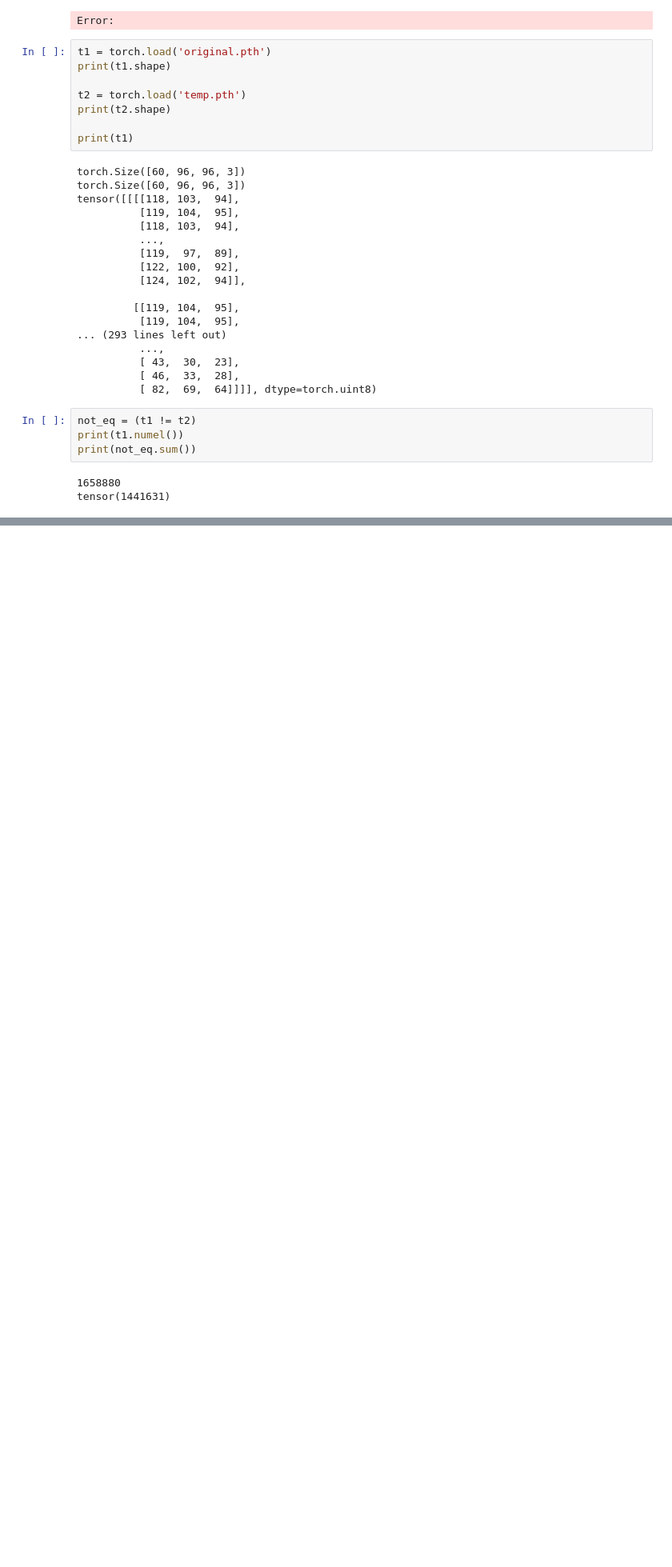
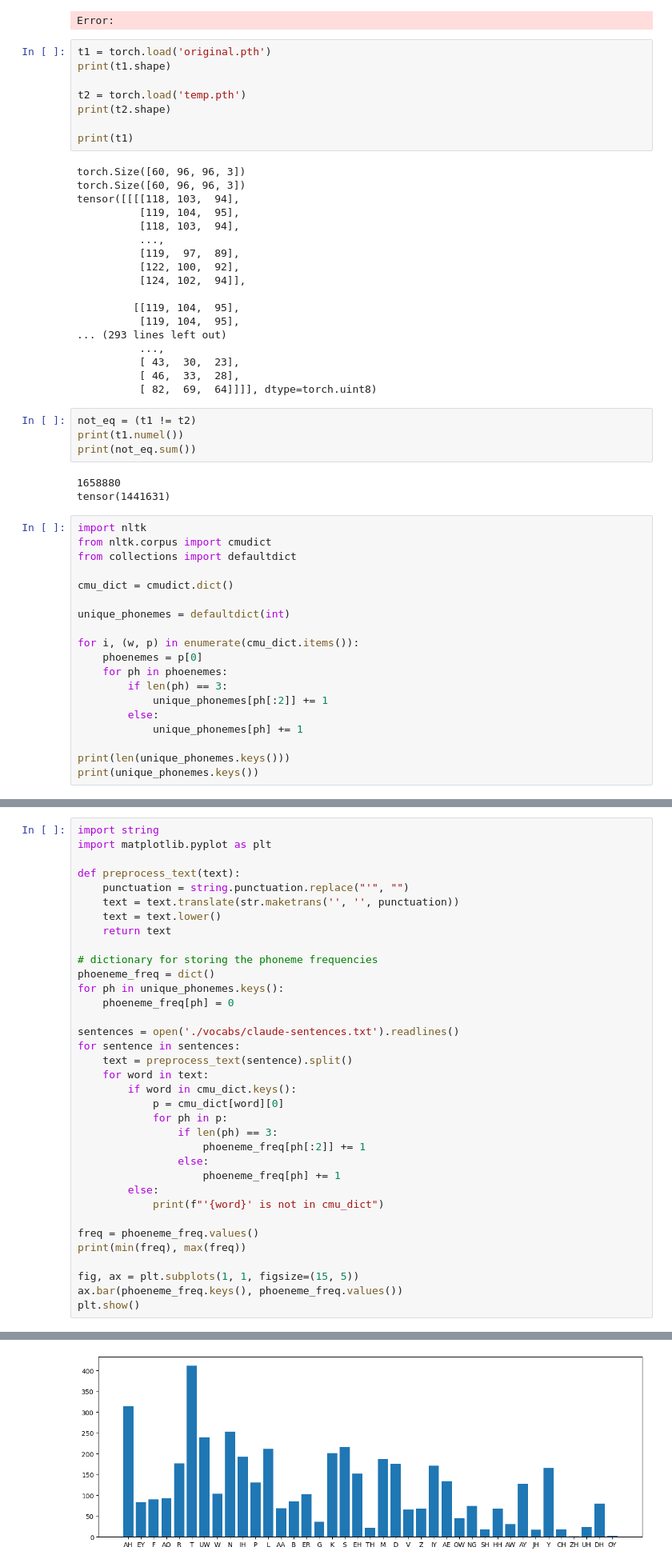
Before and after one commit to vanshg1729/auto_avsr, a Jupyter notebook: test.ipynb, the cells around one changed output, grey strips where cells are left out. Shown at 80% size. Drawn from its saved outputs; the diff is of its cells as text; blank space fills up the shorter version.

```diff
--- a/test.ipynb
+++ b/test.ipynb
@@ -352,3 +352,22 @@ print(not_eq.sum())
 # %% [output]
 1658880
 tensor(1441631)
+# %%
+import nltk
+from nltk.corpus import cmudict
+from collections import defaultdict
+
+cmu_dict = cmudict.dict()
+
+unique_phonemes = defaultdict(int)
+
+for i, (w, p) in enumerate(cmu_dict.items()):
+    phoenemes = p[0]
+    for ph in phoenemes:
+        if len(ph) == 3:
+            unique_phonemes[ph[:2]] += 1
+        else:
+            unique_phonemes[ph] += 1
+
+print(len(unique_phonemes.keys()))
+print(unique_phonemes.keys())
@@ -354,0 +377,36 @@ tensor(1441631)
+# %%
+import string
+import matplotlib.pyplot as plt
+
+def preprocess_text(text):
+    punctuation = string.punctuation.replace("'", "")
+    text = text.translate(str.maketrans('', '', punctuation))
+    text = text.lower()
+    return text
+
+# dictionary for storing the phoneme frequencies
+phoeneme_freq = dict()
+for ph in unique_phonemes.keys():
+    phoeneme_freq[ph] = 0
+
+sentences = open('./vocabs/claude-sentences.txt').readlines()
+for sentence in sentences:
+    text = preprocess_text(sentence).split()
+    for word in text:
+        if word in cmu_dict.keys():
+            p = cmu_dict[word][0]
+            for ph in p:
+                if len(ph) == 3:
+                    phoeneme_freq[ph[:2]] += 1
+                else:
+                    phoeneme_freq[ph] += 1
+        else:
+            print(f"'{word}' is not in cmu_dict")
+
+freq = phoeneme_freq.values()
+print(min(freq), max(freq))
+
+fig, ax = plt.subplots(1, 1, figsize=(15, 5))
+ax.bar(phoeneme_freq.keys(), phoeneme_freq.values())
+plt.show()
+# %% [output]
@@ -354,0 +415 @@ tensor(1441631)
+[figure, added]
```
Also changed, not shown: parts of 3 cells of this notebook, 11 other files.
